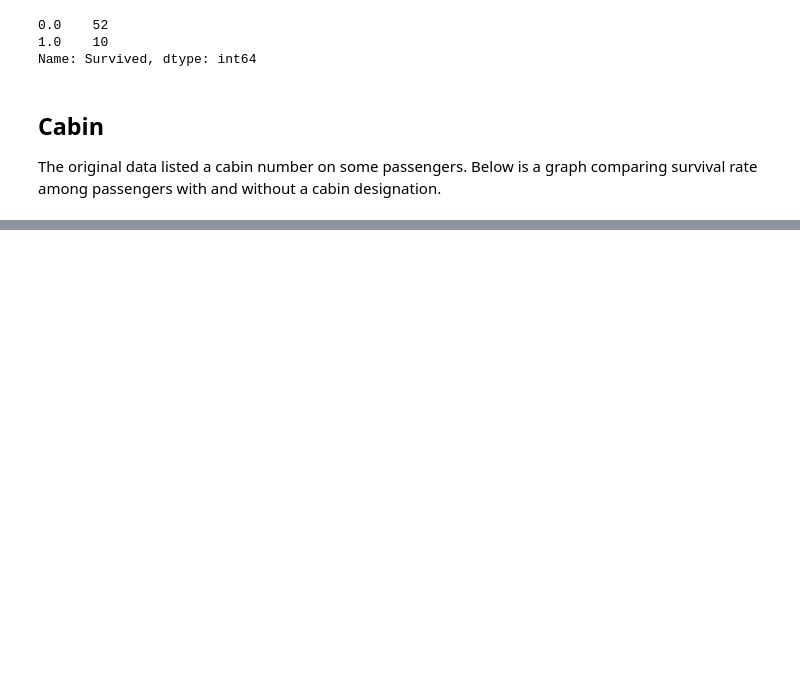
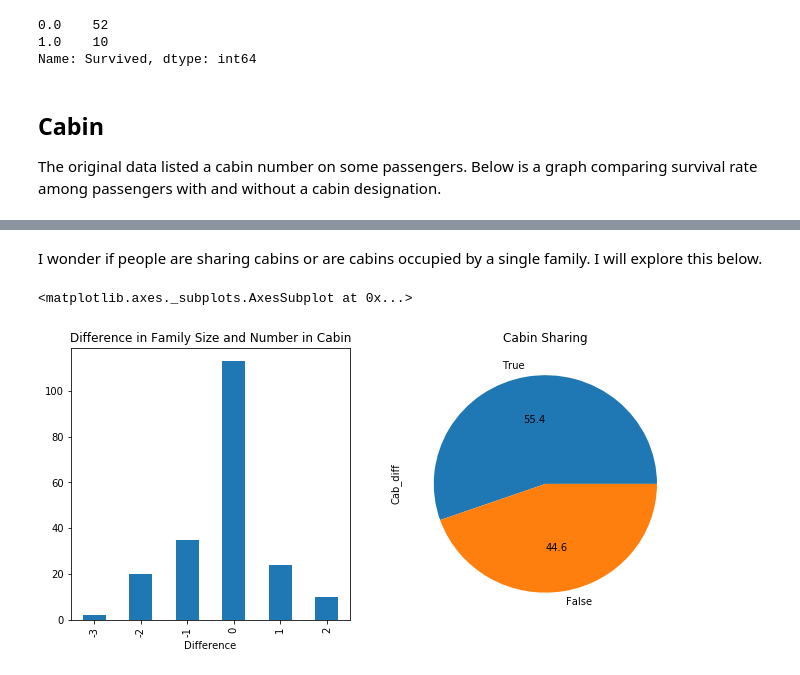
Before and after one commit to grantcooksey/kaggle-titanic, a Jupyter notebook: notebooks/Feature Engineering.ipynb, the cells around one changed output, grey strips where cells are left out. Drawn from its saved outputs; the diff is of its cells as text; code cells hidden in the pictures; blank space fills up the shorter version.

```diff
--- a/notebooks/Feature Engineering.ipynb
+++ b/notebooks/Feature Engineering.ipynb
@@ -161,0 +162,17 @@ I wonder if there is a correlation between family size and the number of passeng
+# %% [markdown]
+I wonder if people are sharing cabins or are cabins occupied by a single family. I will explore this below.
+# %%
+fig, axs = plt.subplots(ncols=2, figsize=(11, 5))
+
+# Diff
+df['Num_in_cab'] = df.groupby(['Cabin'])['Fam_size'].transform('count')
+df_cabin = df.loc[pd.notnull(df['Num_in_cab']), ['Num_in_cab', 'Fam_size', 'Survived']].astype(int)
+df_cabin['Cab_diff'] = df_cabin['Num_in_cab'] - df_cabin['Fam_size']
+ax = df_cabin['Cab_diff'].value_counts().sort_index().plot.bar(ax=axs[0], title='Difference in Family Size and Number in Cabin')
+ax.set_xlabel('Difference')
+
+# Cabin sharing
+(df_cabin['Cab_diff'] == 0).value_counts().plot.pie(ax=axs[1], autopct='%.1f', title='Cabin Sharing')
+# %% [output]
+<matplotlib.axes._subplots.AxesSubplot at 0x...>
+[figure, added]
```
Also changed, not shown: parts of 14 cells of this notebook.
